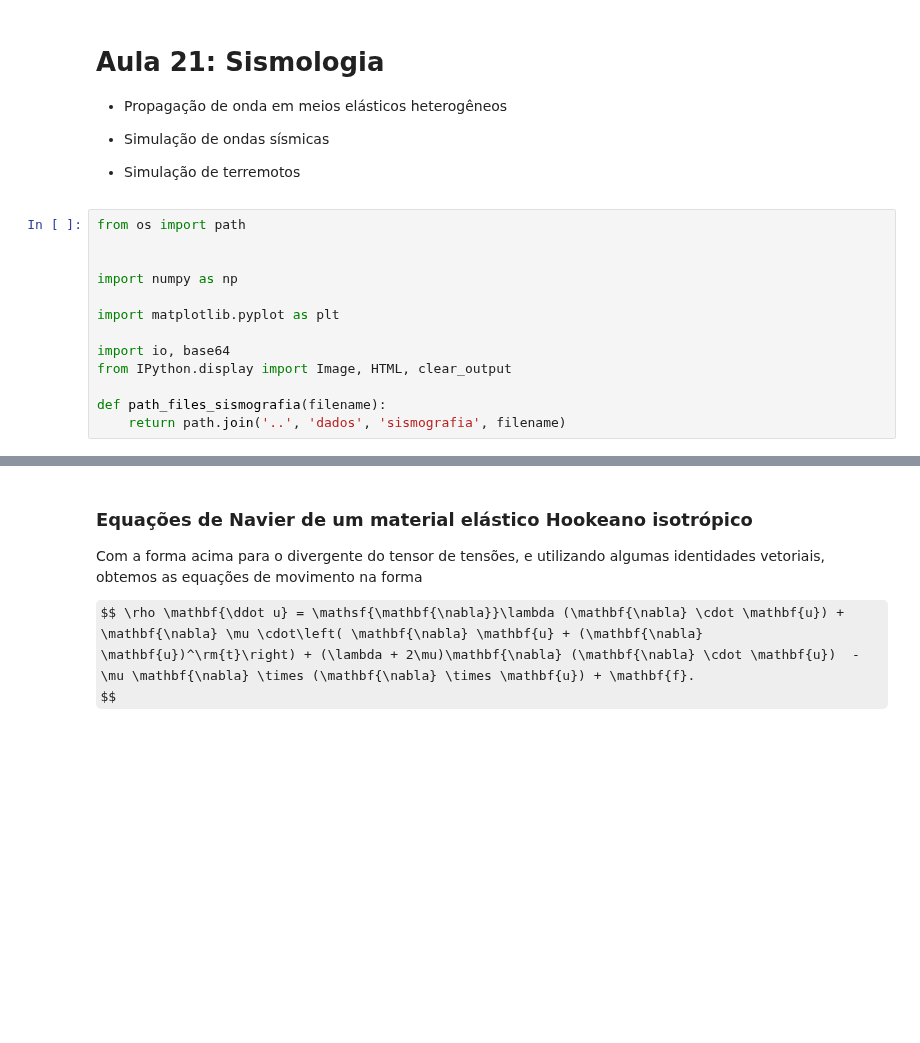
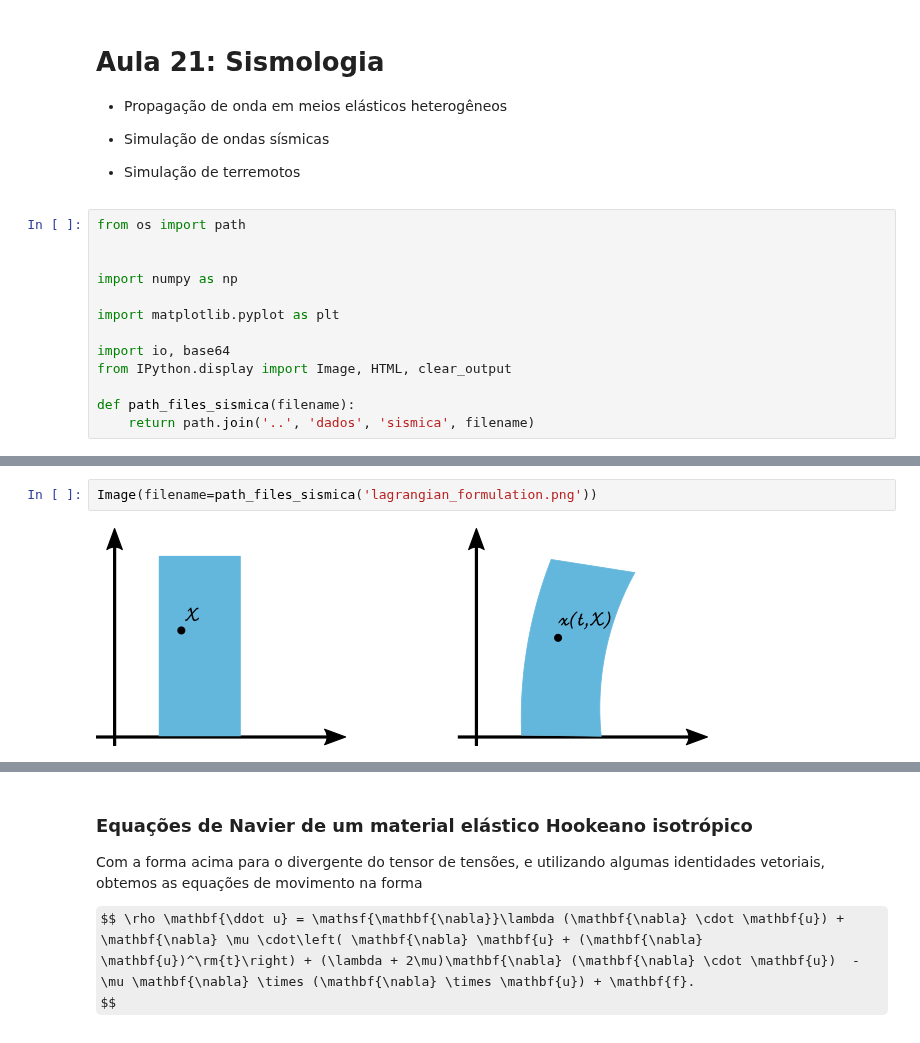
Before and after one commit to rmsrosa/modelagem_matematica, a Jupyter notebook: aulas/21.00-Aula21.ipynb, the cells around one changed output, grey strips where cells are left out. Cells and saved outputs as stored; diff of their text form; some formulas as TeX source; blank space fills up the shorter version.

```diff
--- a/aulas/21.00-Aula21.ipynb
+++ b/aulas/21.00-Aula21.ipynb
@@ -33,5 +33,5 @@ import matplotlib.pyplot as plt
 import io, base64
 from IPython.display import Image, HTML, clear_output
 
-def path_files_sismografia(filename):
-    return path.join('..', 'dados', 'sismografia', filename)
+def path_files_sismica(filename):
+    return path.join('..', 'dados', 'sismica', filename)
@@ -78,0 +49,4 @@ $$
+# %%
+Image(filename=path_files_sismica('lagrangian_formulation.png'))
+# %% [output]
+[figure, added]
```
Also changed, not shown: parts of 28 cells of this notebook, 3 other files.
